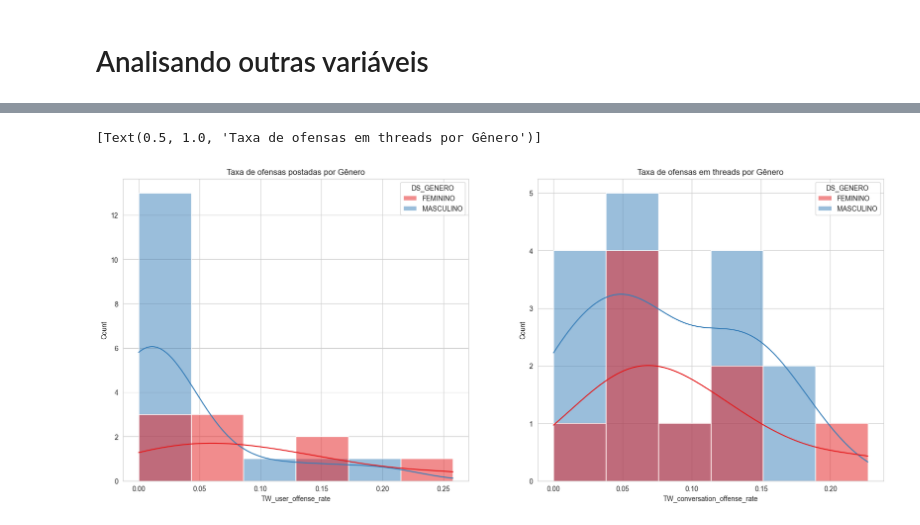
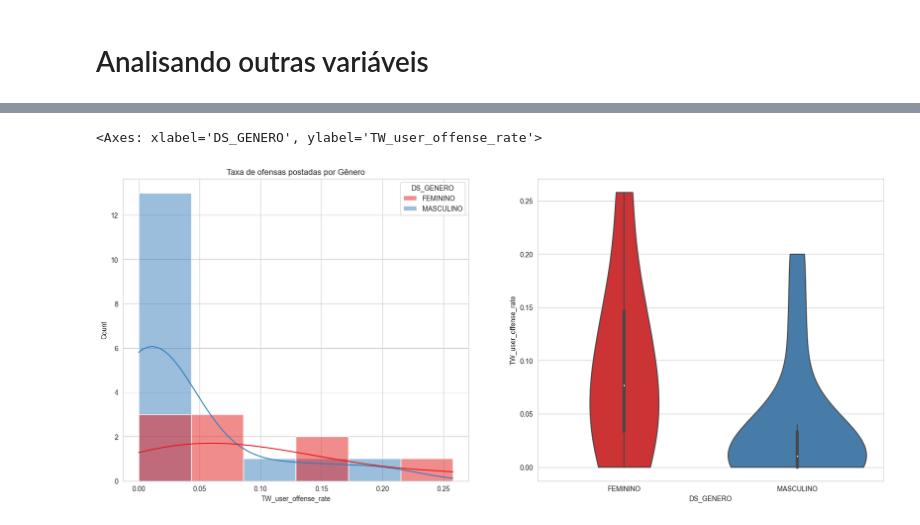
Before and after one commit to thiago-paim/projeto-tera, a Jupyter notebook: notebooks/ft_hf_results_analysis.ipynb, the cells around one changed output, grey strips where cells are left out. Cells and saved outputs as stored; diff of their text form; code cells hidden in the pictures.

Commit message:
adicionando grafico de genero

```diff
--- a/notebooks/ft_hf_results_analysis.ipynb
+++ b/notebooks/ft_hf_results_analysis.ipynb
@@ -576,27 +590,26 @@ social_cols = ["DS_GENERO", "DS_COR_RACA", , "DS_GRAU_INSTRUCAO"]
 # %%
 fig, ax = plt.subplots(1, 2, figsize=(20, 8))
 
 sns.histplot(
     cand_df,
     x=cand_df['TW_user_offense_rate'],
     hue='DS_GENERO',
     multiple='layer',
     hue_order=['FEMININO', 'MASCULINO'],
     palette='Set1',
     kde=True,
     ax=ax[0],
 ).set(title='Taxa de ofensas postadas por Gênero')
 
-sns.histplot(
-    cand_df,
-    x=cand_df['TW_conversation_offense_rate'],
-    hue='DS_GENERO',
-    multiple='layer',
-    hue_order=['FEMININO', 'MASCULINO'],
+sns.violinplot(
+    data=cand_df,
+    x="DS_GENERO",
+    y="TW_user_offense_rate",
+    cut=0,
+    order=['FEMININO', 'MASCULINO'],
     palette='Set1',
-    kde=True,
     ax=ax[1],
-).set(title='Taxa de ofensas em threads por Gênero')
+)
 # %% [output]
-[Text(0.5, 1.0, 'Taxa de ofensas em threads por Gênero')]
+<Axes: xlabel='DS_GENERO', ylabel='TW_user_offense_rate'>
-[figure, old version]
+[figure, new version]
```
Also changed, not shown: parts of 3 cells of this notebook.
